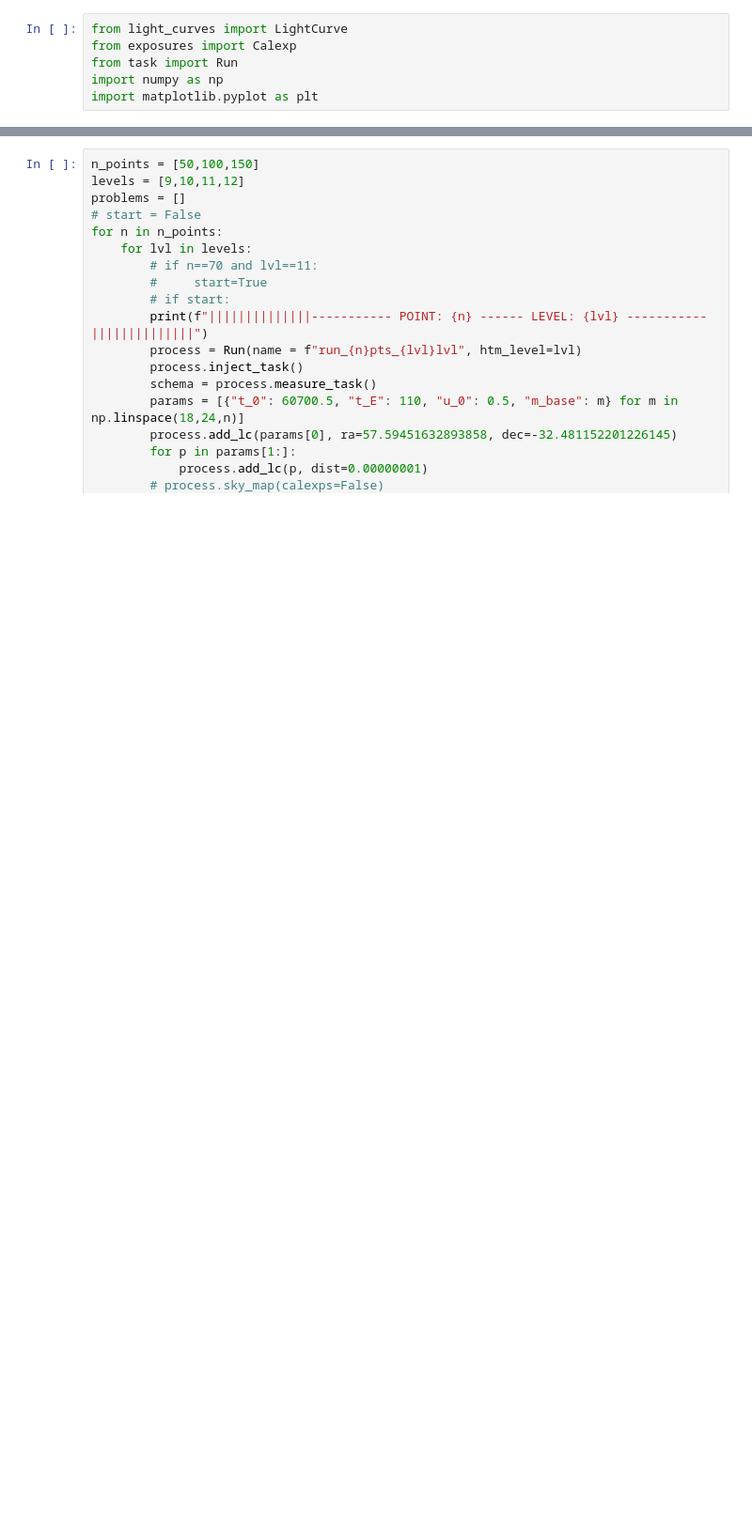
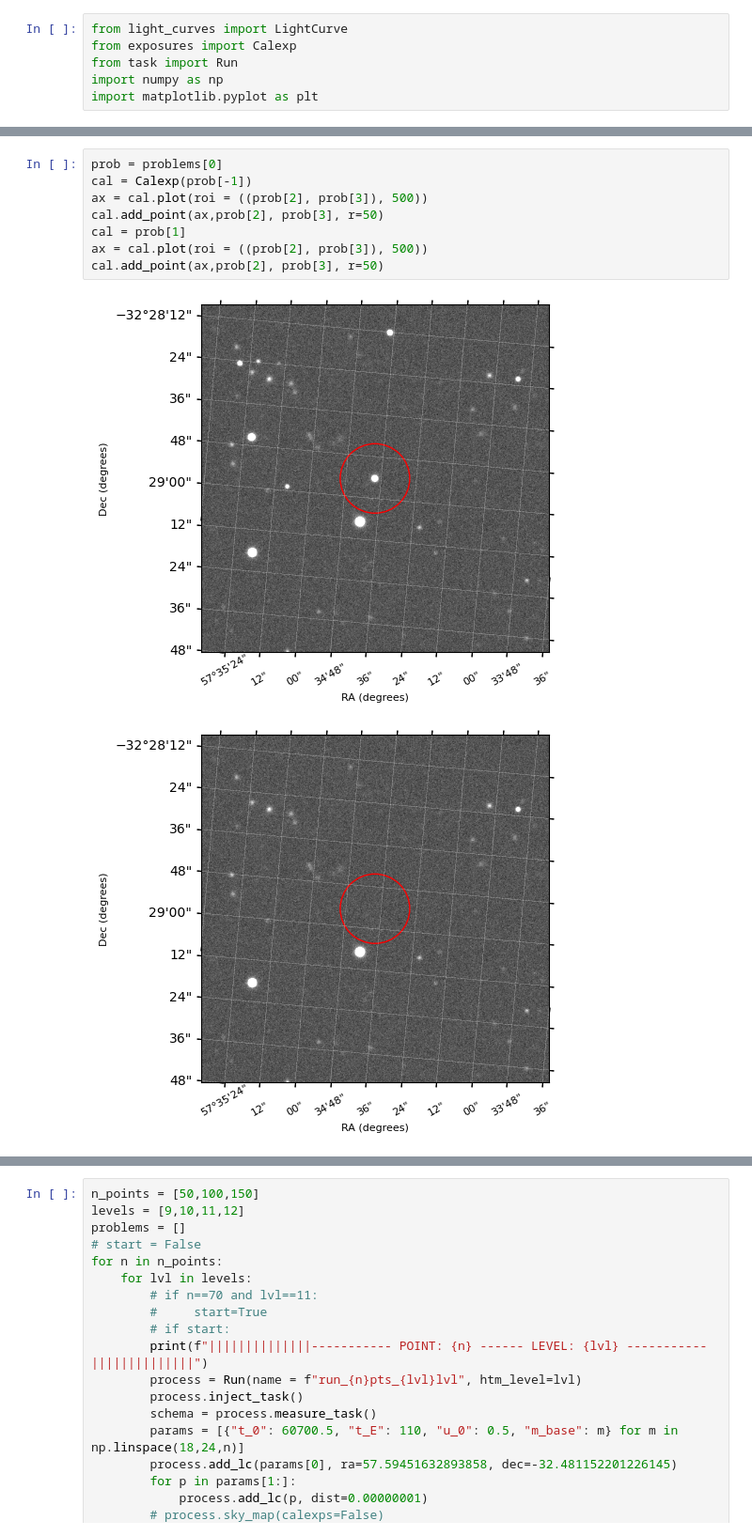
Before and after one commit to nowokaren/DP0_microlensing, a Jupyter notebook: main.ipynb, the cells around one changed output, grey strips where cells are left out. Shown at 94% size. Saved outputs shown, nothing was run; the diff lists cells and outputs as text; blank space fills up the shorter version.

```diff
--- a/main.ipynb
+++ b/main.ipynb
@@ -74,0 +81,11 @@ ValueError: non-broadcastable output operand with shape (1,) doesn't match the b
+# %%
+prob = problems[0]
+cal = Calexp(prob[-1])
+ax = cal.plot(roi = ((prob[2], prob[3]), 500))
+cal.add_point(ax,prob[2], prob[3], r=50)
+cal = prob[1]
+ax = cal.plot(roi = ((prob[2], prob[3]), 500))
+cal.add_point(ax,prob[2], prob[3], r=50)
+# %% [output]
+[figure, added]
+[figure, added]
```
Also changed, not shown: parts of 6 cells of this notebook, 2 other files.
